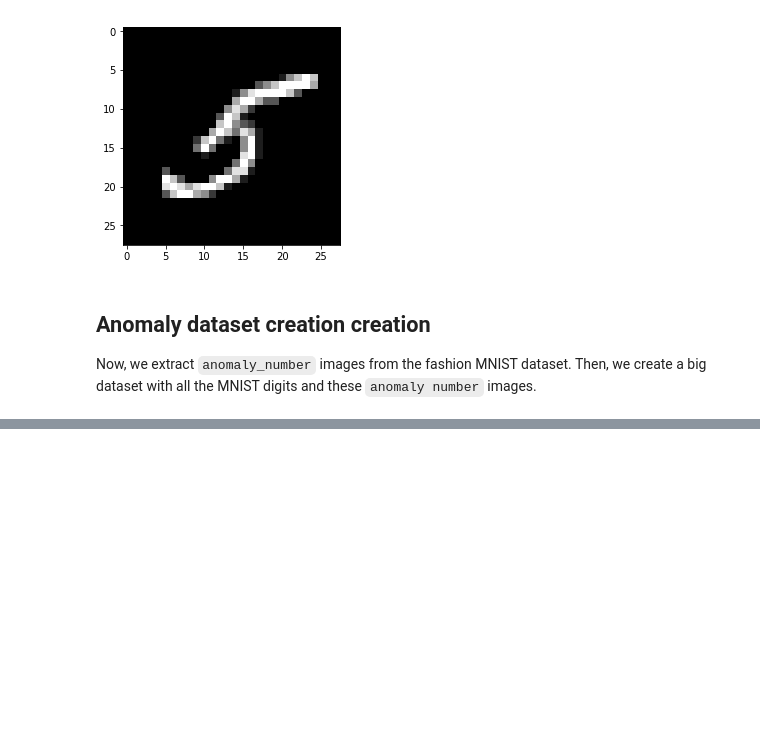
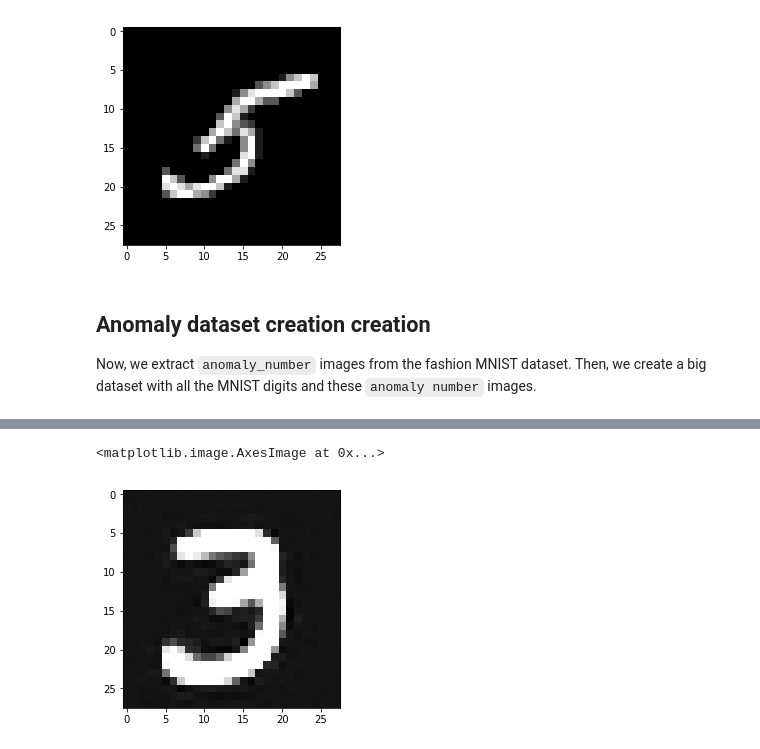
Before and after one commit to rodgzilla/machine_learning_image_anomaly_detection, a Jupyter notebook: nbs/Replicator network.ipynb, the cells around one changed output, grey strips where cells are left out. Cells and saved outputs as stored; diff of their text form; code cells hidden in the pictures; blank space fills up the shorter version.

```diff
--- a/nbs/Replicator network.ipynb
+++ b/nbs/Replicator network.ipynb
@@ -60,0 +99,16 @@ X = np.random.permutation(X)
+# %%
+autoencoder = Sequential([
+    encoder,
+    decoder
+])
+autoencoder.compile(optimizer = Adam(1e-4), loss = 'mse')
+# %%
+fit_params = {
+    'x'               : X,
+    'y'               : X,
+    'batch_size'      : batch_size,
+    'epochs'          : 5,
+    'validation_split': 0.15
+}
+# %%
+autoencoder.fit(**fit_params)
@@ -60,0 +134,6 @@ X = np.random.permutation(X)
+# %%
+img_ = autoencoder.predict(np.expand_dims(img, 0))
+plt.imshow(img_.squeeze(), cmap = 'gray')
+# %% [output]
+<matplotlib.image.AxesImage at 0x...>
+[figure, added]
```
Also changed, not shown: parts of 20 cells of this notebook.
